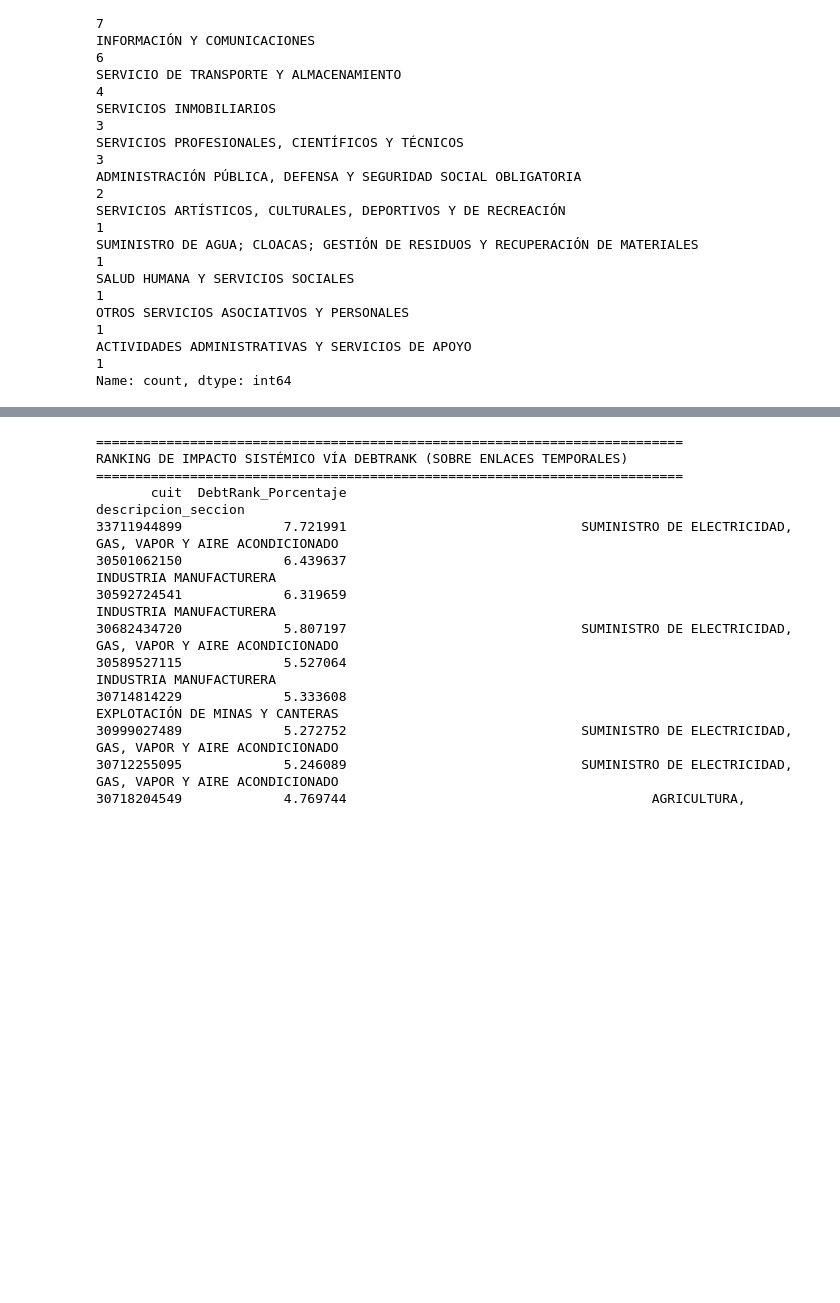
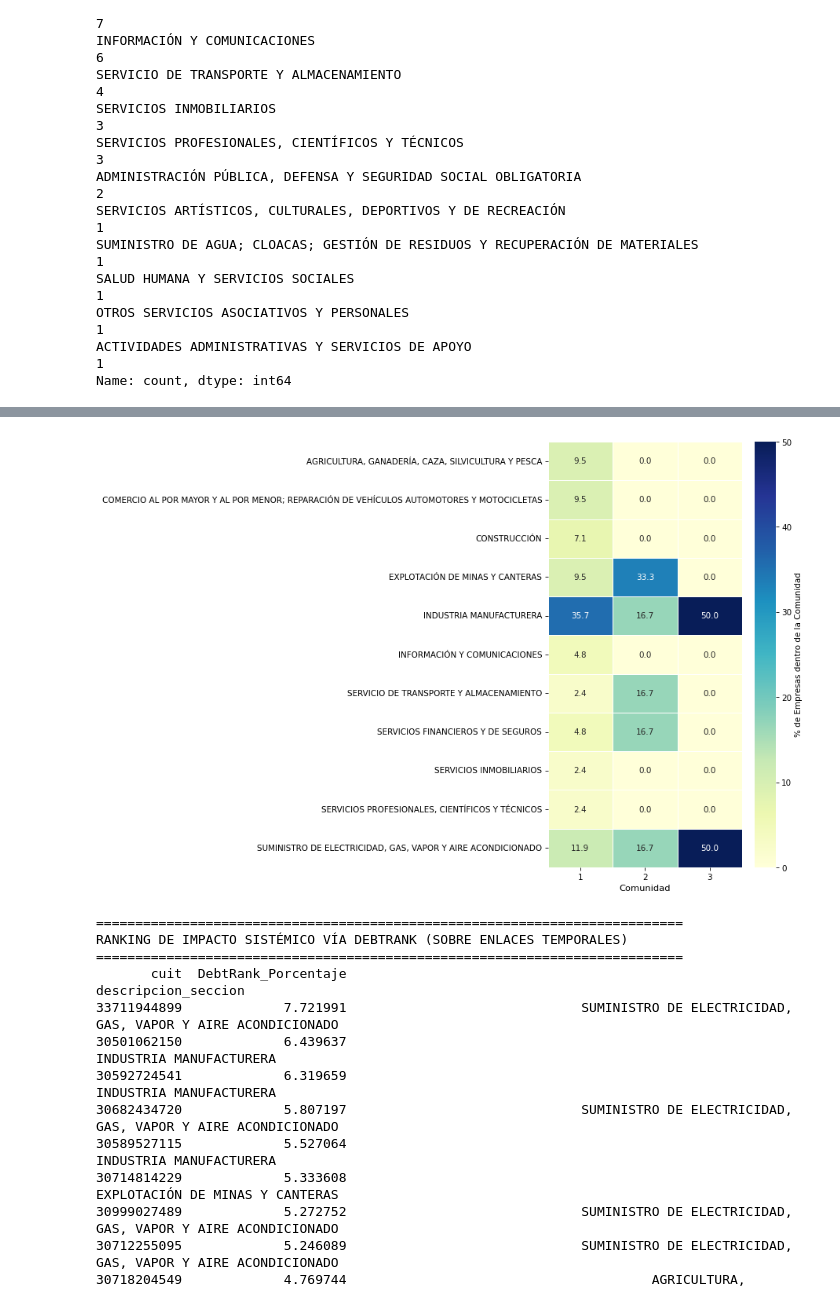
Before and after one commit to sofiscaiano/credit_risk_network, a Jupyter notebook: grafos_downgrades.ipynb, the cells around one changed output, grey strips where cells are left out. Drawn from its saved outputs; the diff is of its cells as text; code cells hidden in the pictures; blank space fills up the shorter version.

```diff
--- a/grafos_downgrades.ipynb
+++ b/grafos_downgrades.ipynb
@@ -534,3 +762,54 @@ plt.show()
+# %%
+# =====================================================================
+# MAPEO DE COMUNIDADES
+# =====================================================================
+df_infomap= pd.DataFrame(list(comunidades.items()), columns=['cuit', 'comunidad'])
+df_infomap['cuit'] = df_infomap['cuit'].astype(str)
+actividades_final['cuit'] = actividades_final['cuit'].astype(str)
+df_analisis = df_infomap.merge(actividades_final, on='cuit', how='left')
+df_analisis['descripcion_seccion'] = df_analisis['descripcion_seccion'].fillna('Sin Especificar')
+
+# =====================================================================
+# MATRIZ DE CONTINGENCIA (Frecuencias absolutas y relativas)
+# =====================================================================
+# Contamos cuántas empresas de cada sector cayeron en cada comunidad
+matriz_contingencia = pd.crosstab(
+    df_analisis['descripcion_seccion'],
+    df_analisis['comunidad'],
+    margins=True,
+    margins_name="Total General"
+)
+
+# Calculamos los porcentajes por columna
+matriz_porcentajes = pd.crosstab(
+    df_analisis['descripcion_seccion'],
+    df_analisis['comunidad'],
+    normalize='columns'
+) * 100
+
+# =====================================================================
+# VISUALIZACIÓN HEATMAP
+# =====================================================================
+plt.figure(figsize=(12, 8), dpi=75)
+sns.heatmap(
+    matriz_porcentajes,
+    annot=True,
+    fmt=".1f",
+    cmap="YlGnBu",
+    linewidths=0.5,
+    cbar_kws={'label': '% de Empresas dentro de la Comunidad'}
+)
+
+# plt.title("Perfil Sectorial de las Comunidades de Riesgo (Louvain)", fontsize=13, fontweight='bold', pad=15)
+plt.xlabel("Comunidad", fontsize=11)
+plt.ylabel("", fontsize=11)
+plt.tight_layout()
+
+# Guardamos el PDF de alta calidad
+plt.savefig("composicion_sectorial.png", bbox_inches="tight", dpi=300)
+plt.show()
+# %% [output]
+[figure, added]
 # %%
 def calcular_debtrank_multigrafo(G_multi):
     """
```
Also changed, not shown: parts of 18 cells of this notebook, 10 other files.
